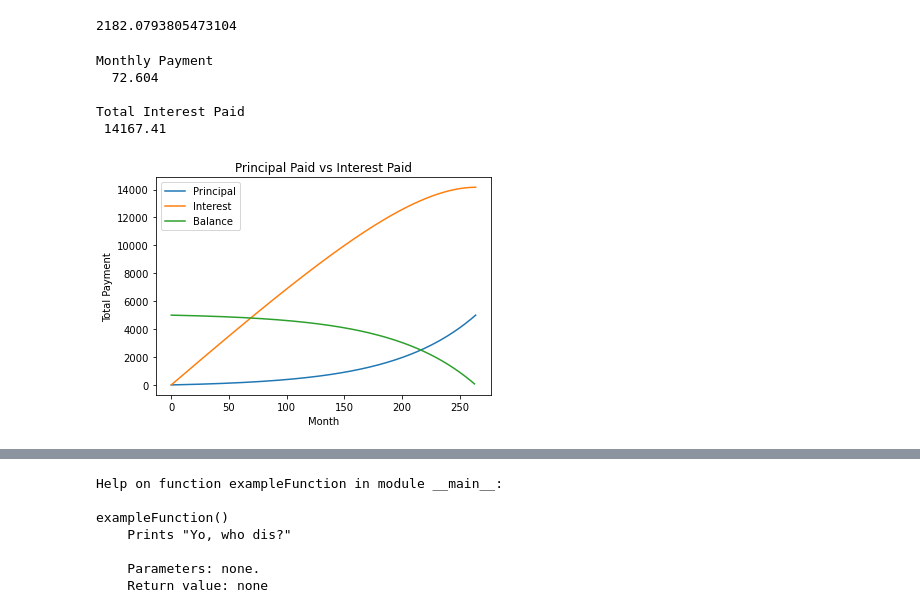
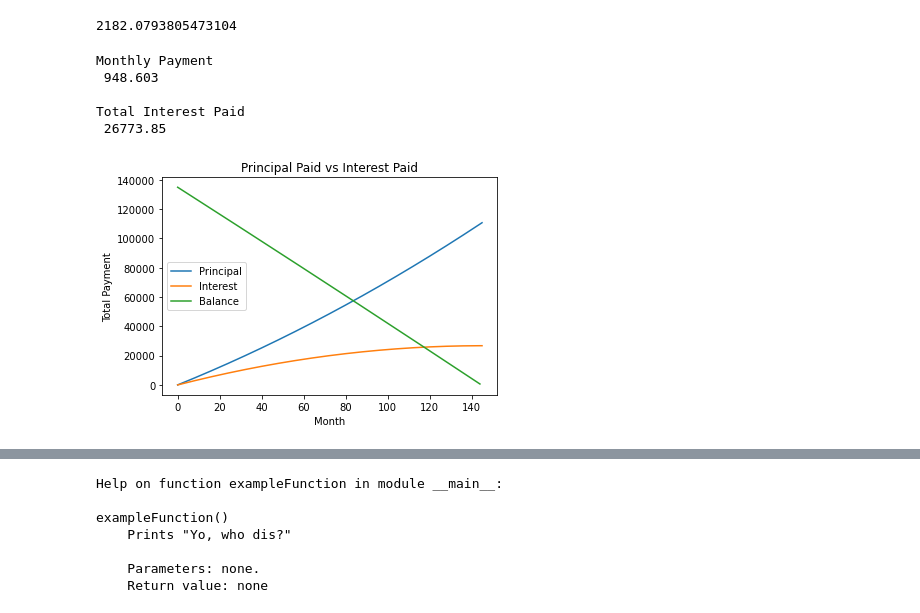
Before and after one commit to millera2/millera2.github.io, a Jupyter notebook: CS-111/scratchpad.ipynb, the cells around one changed output, grey strips where cells are left out. Cells and saved outputs as stored; diff of their text form; code cells hidden in the pictures.

```diff
--- a/CS-111/scratchpad.ipynb
+++ b/CS-111/scratchpad.ipynb
@@ -318,18 +318,18 @@ Monthly Payment
  2182.079
 2182.0793805473104
 # %%
-closing = 5000; down = 0; rate = .17; years = 22
+closing = 165000; down = 30000; rate = .0325; years = 15
 
 monthly = monthlyPayment(closing, down, rate, years)
 
 plotTotals(paymentHistory(closing, down, rate, monthly))
 # %% [output]
 Monthly Payment
-  72.604
+ 948.603
 
 Total Interest Paid
- 14167.41
+ 26773.85
-[figure, old version]
+[figure, new version]
 # %%
 type(payments[0][-1])
 # %% [output]
```
Also changed, not shown: parts of 5 cells of this notebook, 8 other files.
